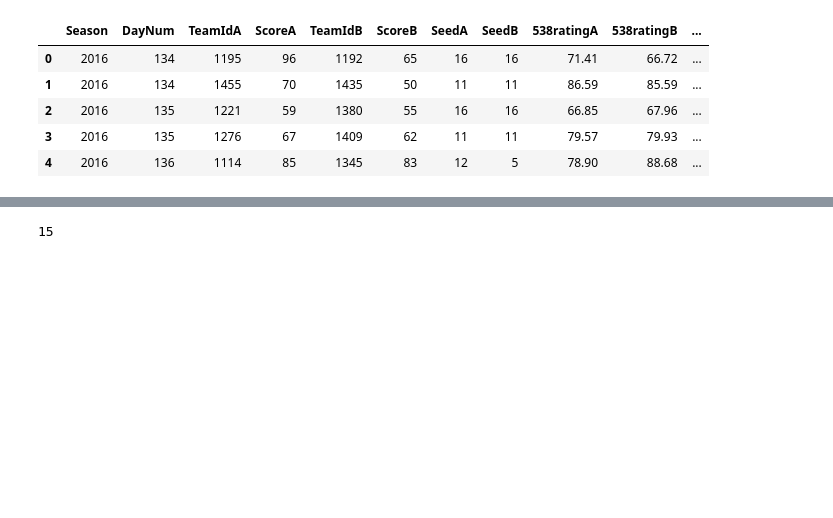
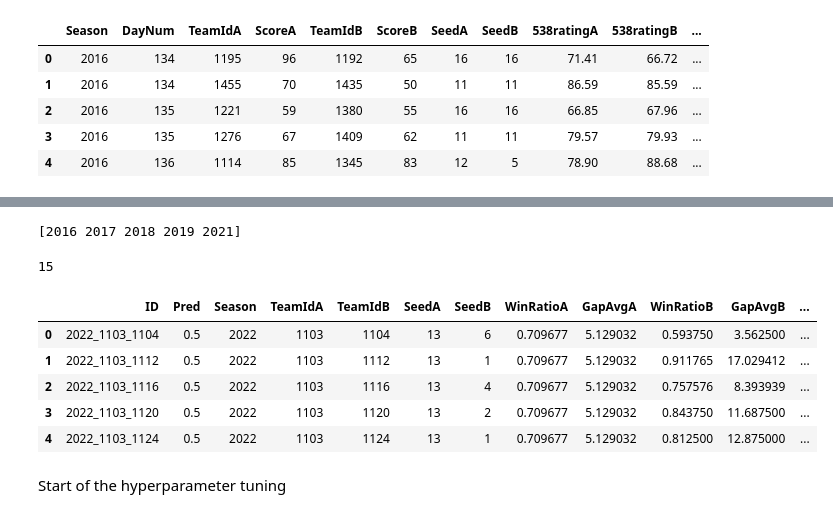
Before and after one commit to raunakdoesdev/march-madness, a Jupyter notebook: src/march_madness/data/exploratory-analysis.ipynb, the cells around one changed output, grey strips where cells are left out. Saved outputs shown, nothing was run; the diff lists cells and outputs as text; code cells hidden in the pictures; blank space fills up the shorter version.

Commit message:
Add files via upload
added hyperparameter analysis

```diff
--- a/src/march_madness/data/exploratory-analysis.ipynb
+++ b/src/march_madness/data/exploratory-analysis.ipynb
@@ -129,7 +129,7 @@ df_tourney_results
 # %% [markdown]
 Get 538 rankings
 # %%
-df_538 = pd.read_csv("/Users/raunakc/Documents/Projects/march-madness/data/538ratingsMen.csv")
+df_538 = pd.read_csv("/Users/mattmcmanus/desktop/6.s079/march-madness/data/538ratingsMen.csv")
 df_538.drop('TeamName', axis=1, inplace=True)
 df_538.head()
 # %% [output]
@@ -508,6 +539,22 @@ for feature in features:
 -24.486742424242426
 24.486742424242426
+# %%
+unique_seasons = df['Season'].unique()
+print(unique_seasons)
+# %% [output]
+[2016 2017 2018 2019 2021]
 # %%
 df['SeedDiff'].max()
 # %% [output]
 15
+# %%
+df_test.head()
+# %% [output]
+|  | ID | Pred | Season | TeamIdA | TeamIdB | SeedA | SeedB | WinRatioA | GapAvgA | WinRatioB | GapAvgB | ... |
+| 0 | 2022_1103_1104 | 0.5 | 2022 | 1103 | 1104 | 13 | 6 | 0.709677 | 5.129032 | 0.593750 | 3.562500 | ... |
+| 1 | 2022_1103_1112 | 0.5 | 2022 | 1103 | 1112 | 13 | 1 | 0.709677 | 5.129032 | 0.911765 | 17.029412 | ... |
+| 2 | 2022_1103_1116 | 0.5 | 2022 | 1103 | 1116 | 13 | 4 | 0.709677 | 5.129032 | 0.757576 | 8.393939 | ... |
+| 3 | 2022_1103_1120 | 0.5 | 2022 | 1103 | 1120 | 13 | 2 | 0.709677 | 5.129032 | 0.843750 | 11.687500 | ... |
+| 4 | 2022_1103_1124 | 0.5 | 2022 | 1103 | 1124 | 13 | 1 | 0.709677 | 5.129032 | 0.812500 | 12.875000 | ... |
+# %% [markdown]
+Start of the hyperparameter tuning
```
Also changed, not shown: parts of 17 cells of this notebook.
